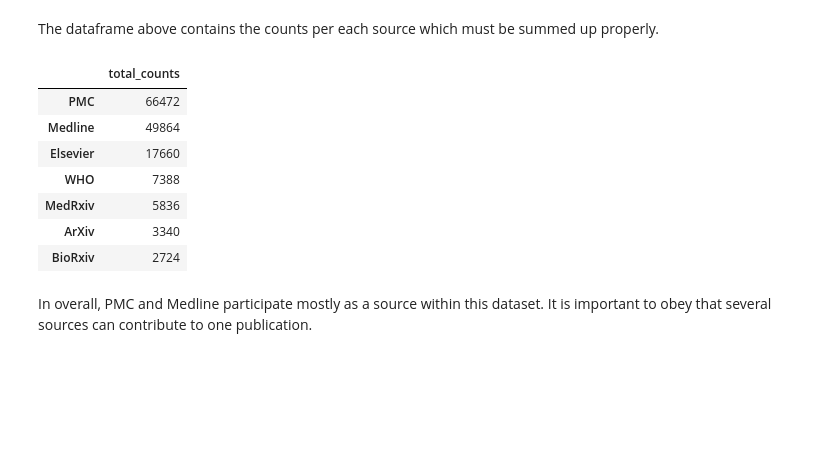
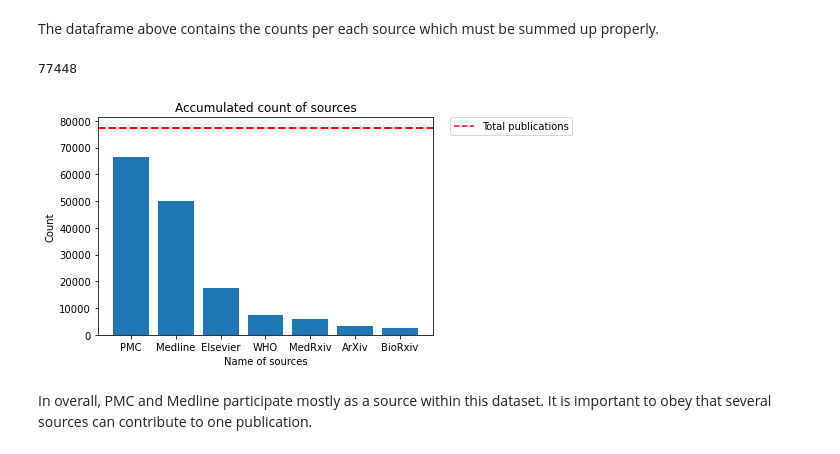
Before and after one commit to kopatri/cs5099masterthesis, a Jupyter notebook: notebooks/CORD-19-explore-dataset-cs5099.ipynb, the cells around one changed output. Saved outputs shown, nothing was run; the diff lists cells and outputs as text; code cells hidden in the pictures; blank space fills up the shorter version.

Commit message:
added plots to exploration of the data notebook

```diff
--- a/notebooks/CORD-19-explore-dataset-cs5099.ipynb
+++ b/notebooks/CORD-19-explore-dataset-cs5099.ipynb
@@ -501,28 +502,41 @@ len_df_source_holder = len(df_source_holder)
 sources_series = df_source_holder['source_x'].value_counts()
 len_sources_series = len(sources_series.index)
 
-df_total_counts = pd.DataFrame(columns=['total_counts'], index = sources_series.index )
-df_total_counts['total_counts'] = 0
+df_total_counts_source_x  = pd.DataFrame(columns=['total_counts'], index = sources_series.index )
+df_total_counts_source_x ['total_counts'] = 0
 
 i = 0
 while i < len_sources_series :
     x = 0
     while x < len_df_source_holder:
         if df_source_holder['source_x'][x] == sources_series.index[i]:
-            df_total_counts['total_counts'][sources_series.index[i]] = df_total_counts['total_counts'][sources_series.index[i]] + df_source_holder['counts'][x]
+            df_total_counts_source_x ['total_counts'][sources_series.index[i]] = df_total_counts_source_x['total_counts'][sources_series.index[i]] + df_source_holder['counts'][x]
         x = x + 1
     i = i + 1
 
-df_total_counts.sort_values(by="total_counts", ascending=False)
+df_total_counts_source_x_sorted = df_total_counts_source_x.sort_values(by="total_counts", ascending=False)
-# %% [output]
-|  | total_counts |
-| PMC | 66472 |
-| Medline | 49864 |
-| Elsevier | 17660 |
-| WHO | 7388 |
-| MedRxiv | 5836 |
-| ArXiv | 3340 |
-| BioRxiv | 2724 |
+# %%
+threshold_source_x = len(CORD19_CSV)
+threshold_source_x
+# %% [output]
+77448
+# %%
+x = df_total_counts_source_x_sorted.index
+y = df_total_counts_source_x_sorted['total_counts'].values
+
+plt.bar(x,y)
+plt.axhline(y=len(CORD19_CSV), linewidth=2,linestyle='--', color='r')
+
+
+total_publications, = plt.plot(len(CORD19_CSV), label='Total publications', linestyle='--', color='red')
+plt.legend(bbox_to_anchor=(1.05, 1), loc=2, borderaxespad=0.)
+
+plt.title("Accumulated count of sources")
+plt.xlabel("Name of sources")
+plt.ylabel("Count")
+plt.show()
+# %% [output]
+[figure, added]
 # %% [markdown]
 In overall, PMC and Medline participate mostly as a source within this dataset. It is important to obey that several sources can contribute to one publication.
 # %% [markdown]
```
Also changed, not shown: parts of 13 cells of this notebook, 3 other files.
